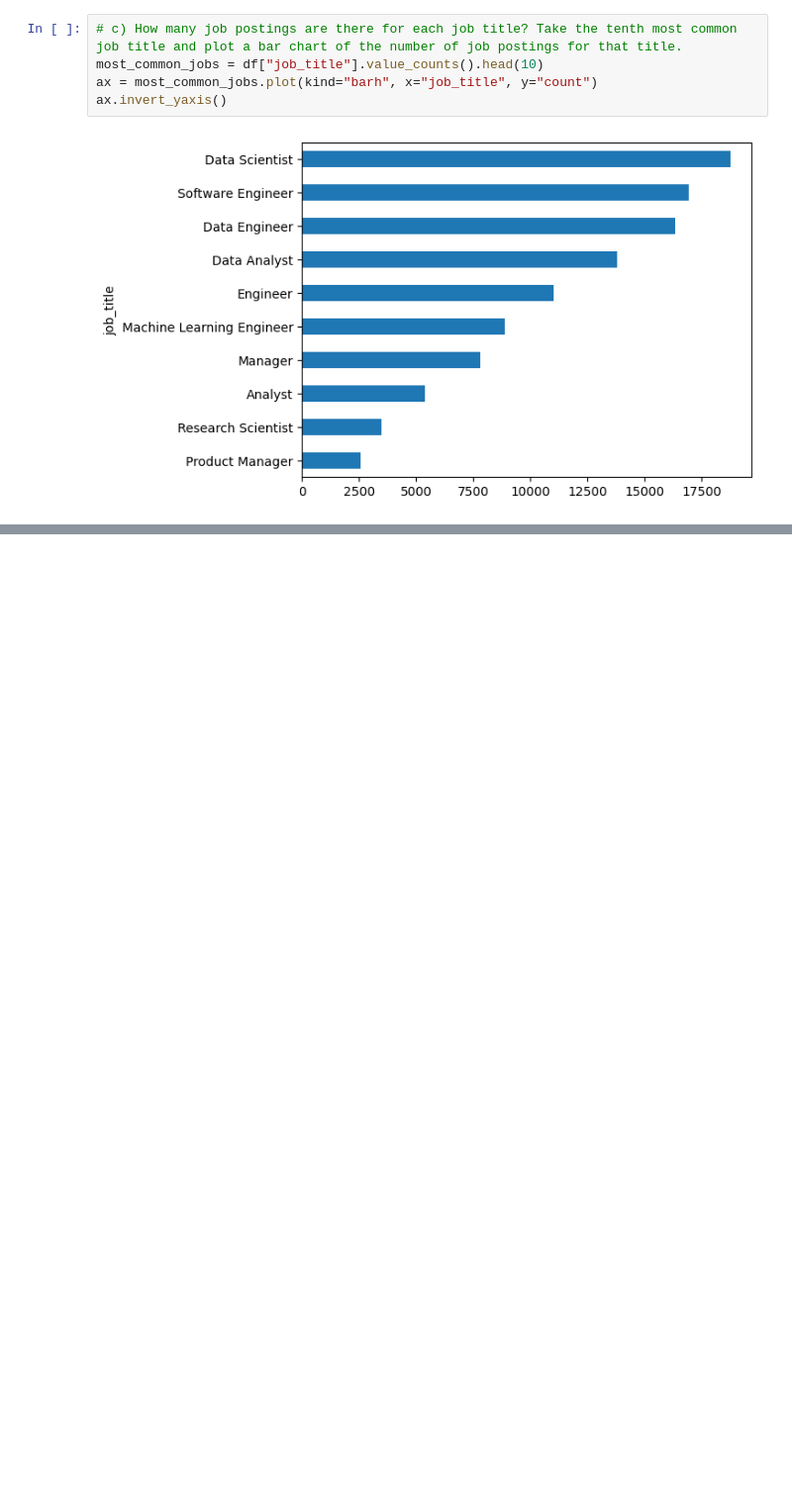
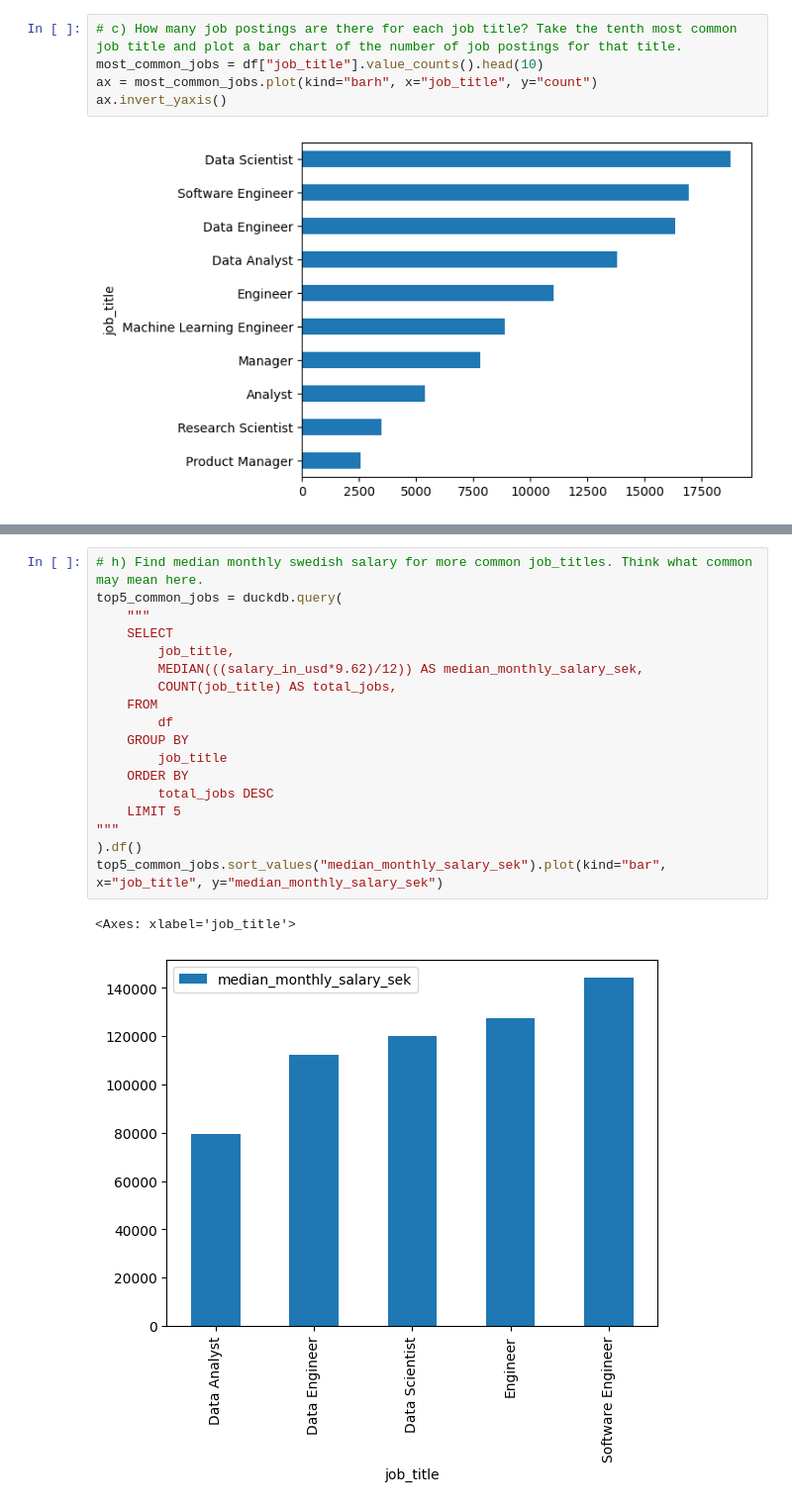
Before and after one commit to ponagr/ai_engineering_pontus_agren_grundstrom, a Jupyter notebook: exercises/exercise_0/part_1.ipynb, the cells around one changed output, grey strips where cells are left out. Shown at 99% size. Cells and saved outputs as stored; diff of their text form; blank space fills up the shorter version.

```diff
--- a/exercises/exercise_0/part_1.ipynb
+++ b/exercises/exercise_0/part_1.ipynb
@@ -172,0 +211,21 @@ salary_sek_df
+# %%
+# h) Find median monthly swedish salary for more common job_titles. Think what common may mean here.
+top5_common_jobs = duckdb.query(
+    """
+    SELECT
+        job_title,
+        MEDIAN(((salary_in_usd*9.62)/12)) AS median_monthly_salary_sek,
+        COUNT(job_title) AS total_jobs,
+    FROM
+        df
+    GROUP BY
+        job_title
+    ORDER BY
+        total_jobs DESC
+    LIMIT 5
+"""
+).df()
+top5_common_jobs.sort_values("median_monthly_salary_sek").plot(kind="bar", x="job_title", y="median_monthly_salary_sek")
+# %% [output]
+<Axes: xlabel='job_title'>
+[figure, added]
```
Also changed, not shown: parts of 6 cells of this notebook, 1 other file.
